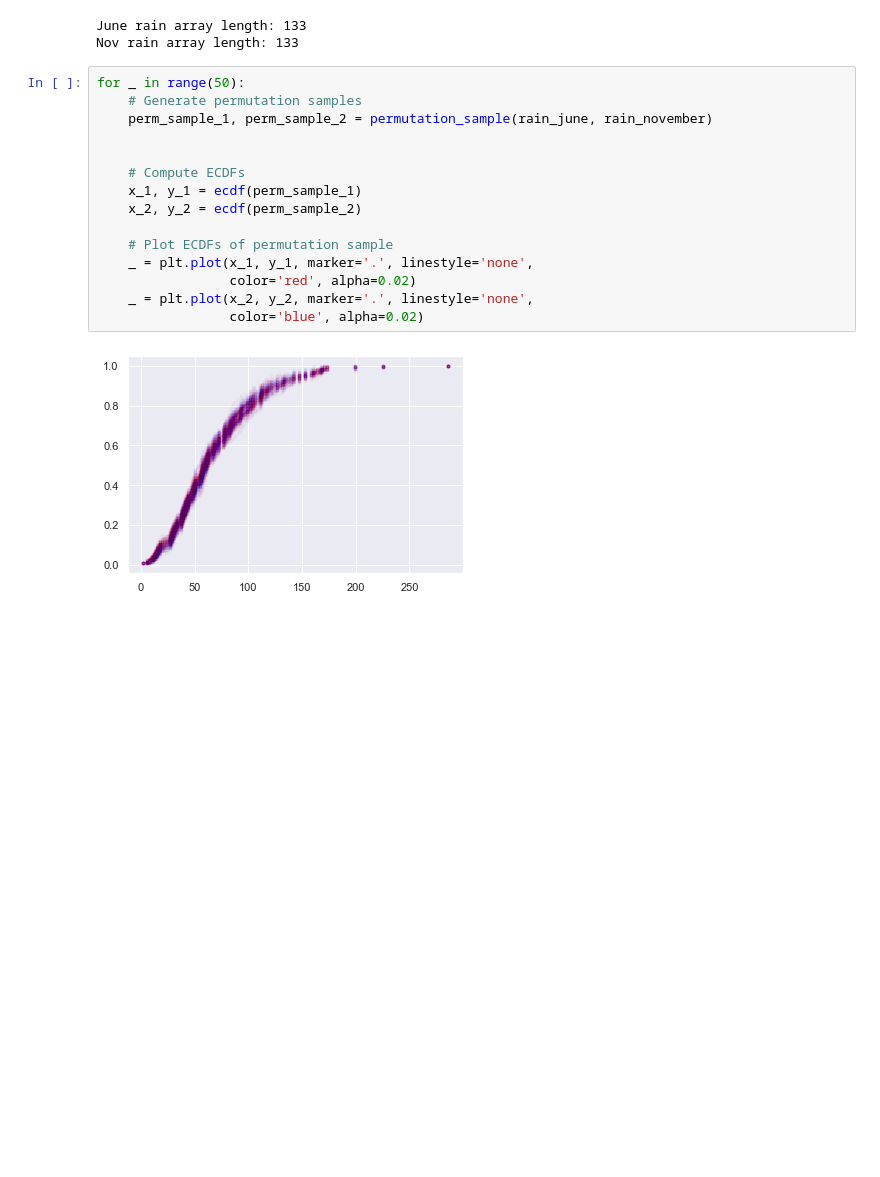
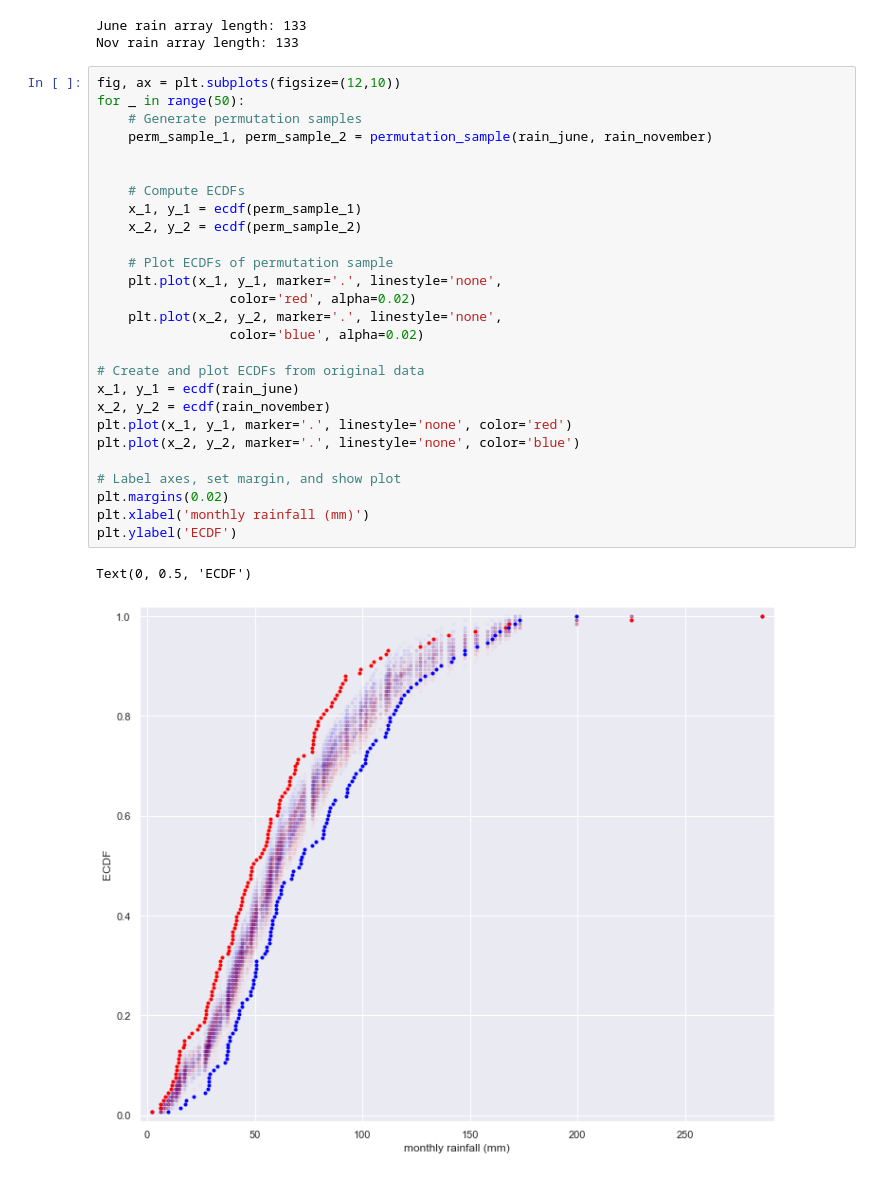
Before and after one commit to kipmadden/Statistical-Thinking, a Jupyter notebook: Sheffeild Weather Station Bootstrapping.ipynb, the cells around one changed output. Cells and saved outputs as stored; diff of their text form; blank space fills up the shorter version.

```diff
--- a/Sheffeild Weather Station Bootstrapping.ipynb
+++ b/Sheffeild Weather Station Bootstrapping.ipynb
@@ -232,19 +232,32 @@ print(f"Nov rain array length: {len(rain_november)}")
 June rain array length: 133
 Nov rain array length: 133
 # %%
+fig, ax = plt.subplots(figsize=(12,10))
 for _ in range(50):
     # Generate permutation samples
     perm_sample_1, perm_sample_2 = permutation_sample(rain_june, rain_november)
 
 
     # Compute ECDFs
     x_1, y_1 = ecdf(perm_sample_1)
     x_2, y_2 = ecdf(perm_sample_2)
 
     # Plot ECDFs of permutation sample
-    _ = plt.plot(x_1, y_1, marker='.', linestyle='none',
+    plt.plot(x_1, y_1, marker='.', linestyle='none',
                  color='red', alpha=0.02)
-    _ = plt.plot(x_2, y_2, marker='.', linestyle='none',
+    plt.plot(x_2, y_2, marker='.', linestyle='none',
                  color='blue', alpha=0.02)
+
+# Create and plot ECDFs from original data
+x_1, y_1 = ecdf(rain_june)
+x_2, y_2 = ecdf(rain_november)
+plt.plot(x_1, y_1, marker='.', linestyle='none', color='red')
+plt.plot(x_2, y_2, marker='.', linestyle='none', color='blue')
+
+# Label axes, set margin, and show plot
+plt.margins(0.02)
+plt.xlabel('monthly rainfall (mm)')
+plt.ylabel('ECDF')
 # %% [output]
+Text(0, 0.5, 'ECDF')
-[figure, old version]
+[figure, new version]
```
Also changed, not shown: parts of 12 cells of this notebook.
